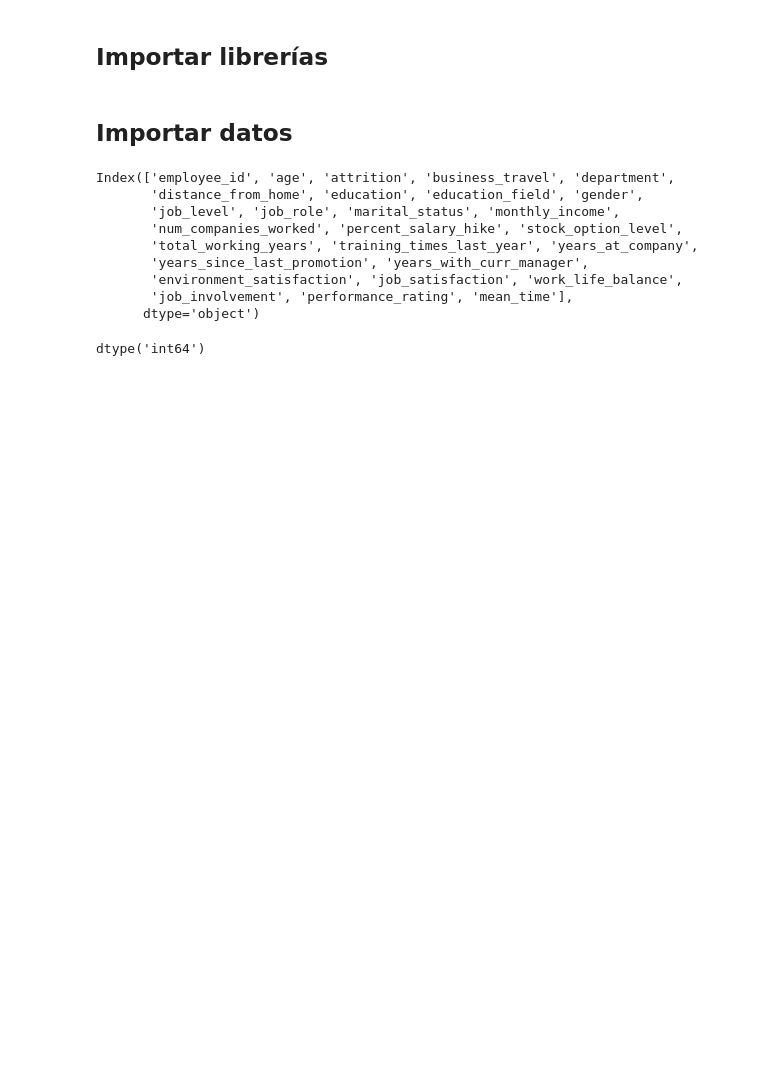
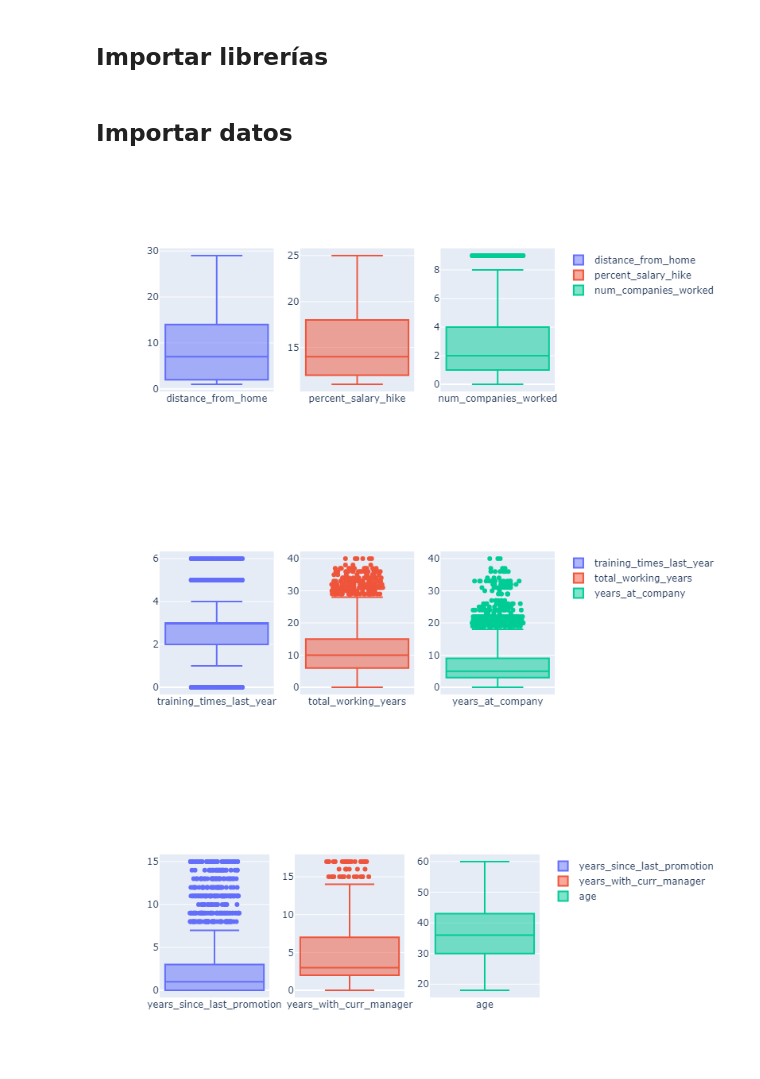
Before and after one commit to AlexanderBedoyaC/pediccion_abandono_empleo, a Jupyter notebook: 3.2. Sala - Análisis variables numéricas.ipynb, the cells around one changed output. Drawn from its saved outputs; the diff is of its cells as text; code cells hidden in the pictures; blank space fills up the shorter version.

```diff
--- a/3.2. Sala - Análisis variables numéricas.ipynb
+++ b/3.2. Sala - Análisis variables numéricas.ipynb
@@ -12,22 +12,34 @@ import plotly.graph_objects as go
 # %% [markdown]
 ## Importar datos
 # %%
-df = pd.read_csv('datos_limpios.csv')
+df = pd.read_csv('Datasets/datos_limpios.csv')
 df.job_level = df.job_level.astype(str)
 df.stock_option_level = df.stock_option_level.astype(str)
-df.training_times_last_year = df.training_times_last_year.astype(str)
-df.columns
-# %% [output]
-Index(['employee_id', 'age', 'attrition', 'business_travel', 'department',
-       'distance_from_home', 'education', 'education_field', 'gender',
-       'job_level', 'job_role', 'marital_status', 'monthly_income',
-       'num_companies_worked', 'percent_salary_hike', 'stock_option_level',
-       'total_working_years', 'training_times_last_year', 'years_at_company',
-       'years_since_last_promotion', 'years_with_curr_manager',
-       'environment_satisfaction', 'job_satisfaction', 'work_life_balance',
-       'job_involvement', 'performance_rating', 'mean_time'],
-      dtype='object')
-# %%
-df['distance_from_home'].dtype
-# %% [output]
-dtype('int64')
+# %%
+
+numerical_feat = ['distance_from_home', 'percent_salary_hike', 'num_companies_worked',
+                  'training_times_last_year', 'total_working_years', 'years_at_company',
+                  'years_since_last_promotion', 'years_with_curr_manager', 'age']  #Variables numéricas
+ndata=numerical_feat
+
+data = df[numerical_feat].copy()
+_ = ndata.copy()
+
+# Boxplots de variables numéricas
+for z in range(3):
+    cols = 3
+    rows = 1
+    fig = make_subplots(cols=cols, rows=rows)
+
+    for j,k in zip(range(1, cols+1), _[0:cols]):
+
+        _.remove(k)
+
+        fig.add_trace(go.Box(y=data[k],
+                            jitter=0.5,
+                             name=k, width=800), row=1, col=j)
+    fig.show()
+# %% [output]
+[figure, added]
+[figure, added]
+[figure, added]
```
Also changed, not shown: parts of 7 cells of this notebook.
